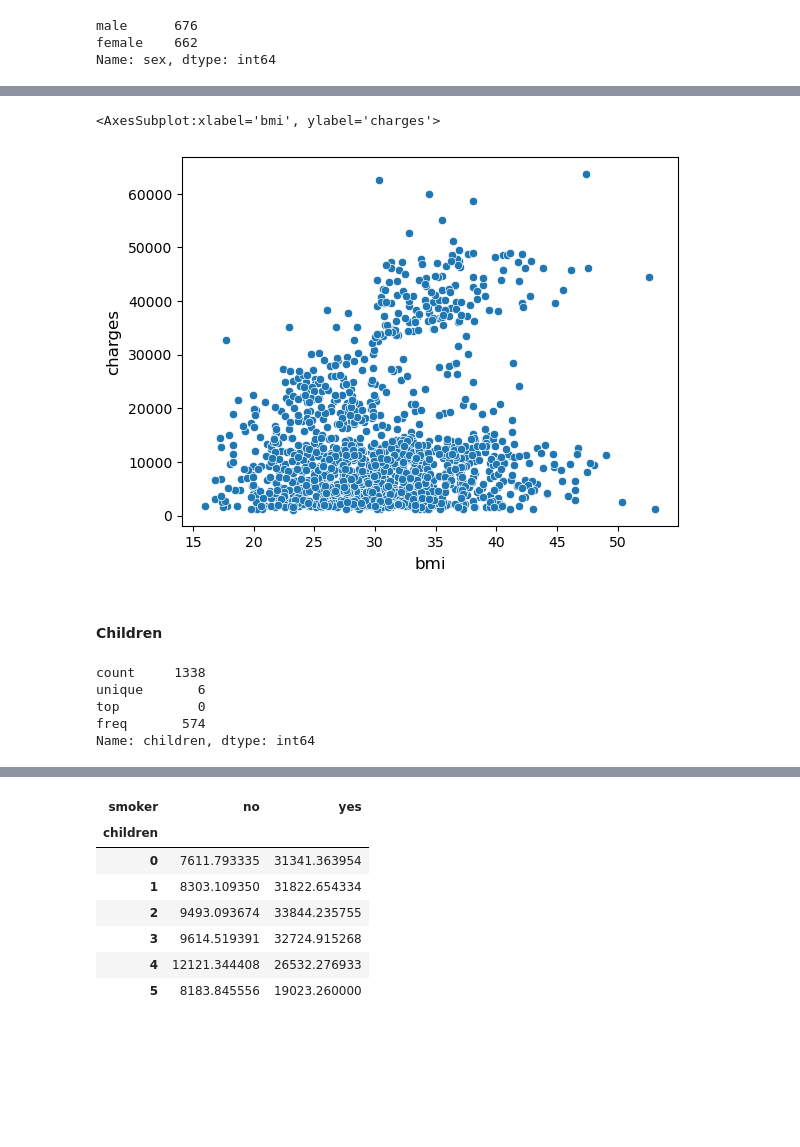
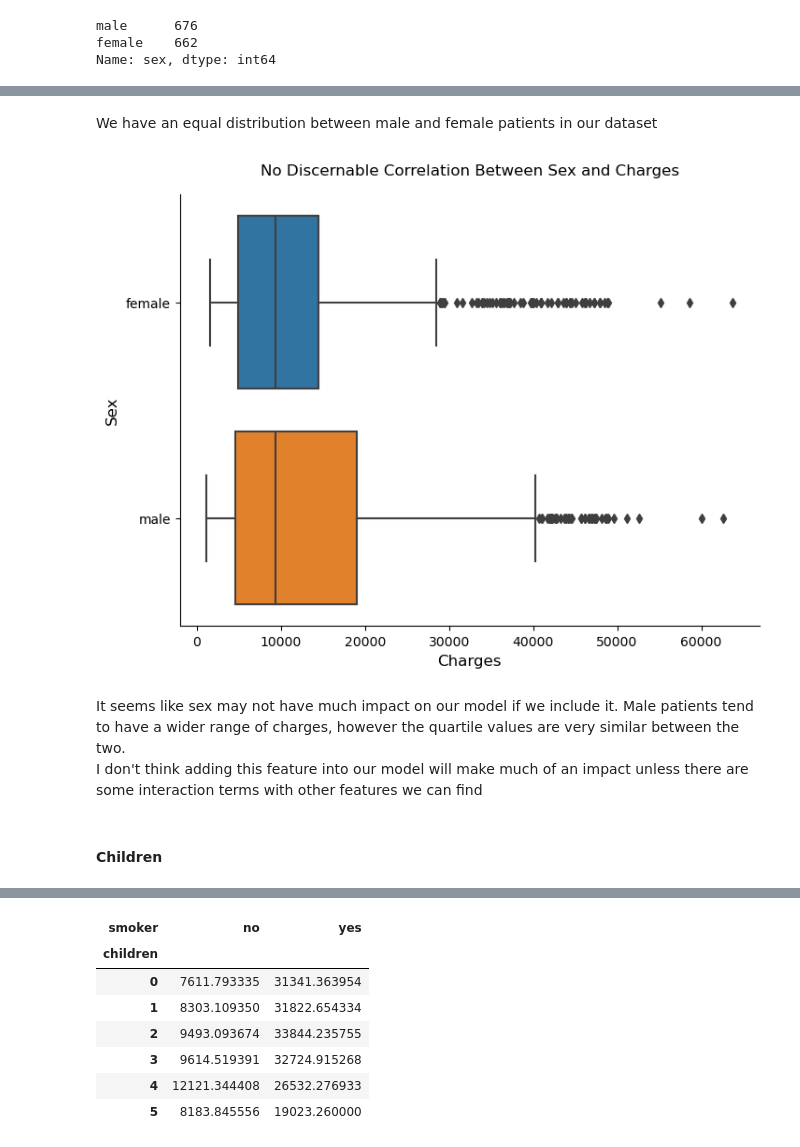
Before and after one commit to KyleThomson99/Portfolio, a Jupyter notebook: Healthcare_Cost_Analysis/EDA.ipynb, the cells around one changed output, grey strips where cells are left out. Cells and saved outputs as stored; diff of their text form; code cells hidden in the pictures; blank space fills up the shorter version.

```diff
--- a/Healthcare_Cost_Analysis/EDA.ipynb
+++ b/Healthcare_Cost_Analysis/EDA.ipynb
@@ -401,19 +339,23 @@ plt.show()
-# %%
-sns.scatterplot(
-    data = df,
-    x = 'bmi',
-    y = 'charges'
-)
-# %% [output]
-<AxesSubplot:xlabel='bmi', ylabel='charges'>
-[figure, removed]
+# %% [markdown]
+We have an equal distribution between male and female patients in our dataset
+# %%
+fig = plt.figure(figsize = (8,6))
+ax = sns.boxplot(
+    data = df,
+    y = 'sex',
+    x = 'charges'
+)
+
+ax.set_title('No Discernable Correlation Between Sex and Charges', pad = 15)
+ax.set_ylabel('Sex')
+ax.set_xlabel('Charges')
+
+for dir in ['top','right']:
+    ax.spines[dir].set_visible(False)
+# %% [output]
+[figure, added]
+# %% [markdown]
+It seems like sex may not have much impact on our model if we include it. Male patients tend to have a wider range of charges, however the quartile values are very similar between the two.
+I don't think adding this feature into our model will make much of an impact unless there are some interaction terms with other features we can find
 # %% [markdown]
 #### Children
-# %%
-df['children'].describe()
-# %% [output]
-count     1338
-unique       6
-top          0
-freq       574
-Name: children, dtype: int64
```
Also changed, not shown: parts of 14 cells of this notebook.
